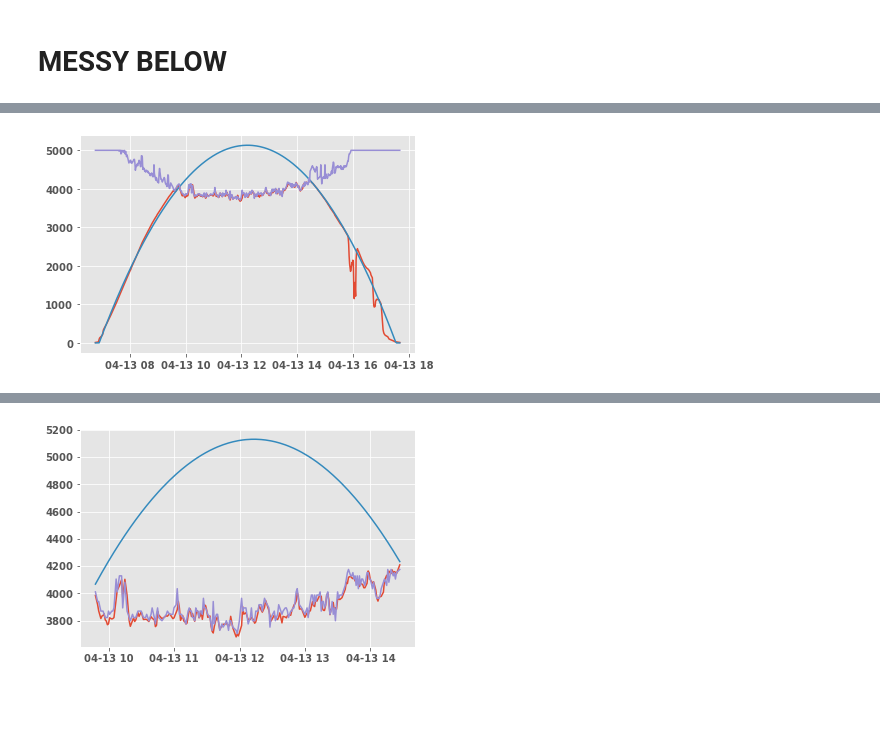
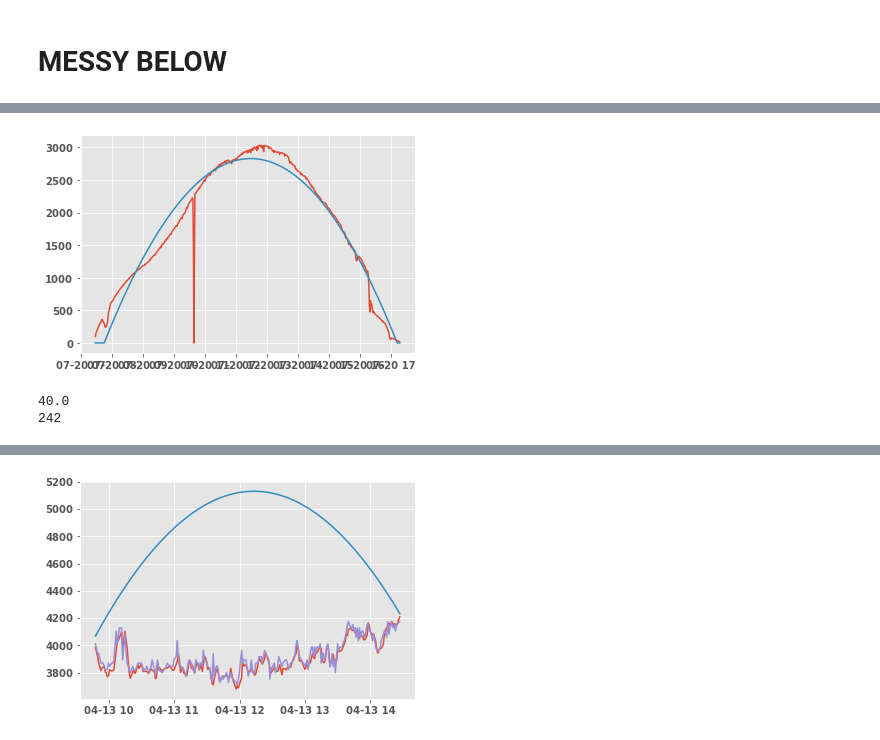
Before and after one commit to mssamhan31/Solar-Curtailment, a Jupyter notebook: src/VWatt Optimization.ipynb, the cells around one changed output, grey strips where cells are left out. Cells and saved outputs as stored; diff of their text form; code cells hidden in the pictures; blank space fills up the shorter version.

Commit message:
Update (WIP)
- Solved bug for the main program
- Initiated spreadsheet for program performance tracking

```diff
--- a/src/VWatt Optimization.ipynb
+++ b/src/VWatt Optimization.ipynb
@@ -477,8 +690,8 @@ def check_energy_expected_generated(data_site, date):
 # %%
-file_path = r"/Users/samhan/Downloads/data"
-#file_path = r"C:\Users\samha\Documents\CANVAS\data"
+#file_path = r"/Users/samhan/Downloads/data"
+file_path = r"C:\Users\samha\Documents\CANVAS\data"
 site_details, unique_cids= input_general_files(file_path)
-sample_filename = '/data_sample_4.csv'
+sample_filename = '/data_sample_3.csv'
 
 data = pd.read_csv(file_path + sample_filename)
 pd.to_datetime(data['Timestamp'].str.slice(0, 19, 1))
@@ -487,3 +700,5 @@ data.set_index('Timestamp', inplace=True)
 
 c_id = data['c_id'][0]
 date = str(data.index[0])[:10]
+
+data_site, ac_cap, dc_cap, eff_system, inverter = site_organize(c_id, site_details, data, unique_cids)
@@ -770,2 +727,0 @@ True
-# %%
-data_site['power_limit_vw'] = data_site['voltage'].apply(voltWattCurve, limit = 248) * ac_cap
@@ -795,7 +730,60 @@ plt.show()
 # %%
 plt.plot(data_site.index, data_site['power'])
 plt.plot(data_site.index, data_site['power_expected'])
-plt.plot(data_site.index, data_site['power_limit_vw'])
 plt.show()
 # %% [output]
-[figure, old version]
+[figure, new version]
+# %%
+best_percentage = 0 #initiation
+for Vlimit in list(range (235, 256)):
+    #step 1. Make a power limit value based on VW curve
+    data_site['power_limit_vw'] = data_site['voltage'].apply(voltWattCurve, limit = Vlimit) * ac_cap
+
+    #step 2. Filter voltage and power, which is curtailed (expected power from polyfit is higher than allowed voltage)
+    suspect_data_filter = data_site['power_limit_vw'] < data_site['power_expected']
+    suspect_data = pd.DataFrame()
+    suspect_data = data_site[suspect_data_filter].copy()
+
+    #step 3. Count the percentage of datapoints from previous step in the buffer range of VWatt curve
+
+    #create the buffer range
+    BUFFER_HIGH_VAL =  150 #This is from Tim's thesis. In Tim's program the used value is 0.035 * ac_cap but IDK it doesn't work well.
+    BUFFER_LOW_VAL = 150  #This is from Tim's thesis. In Tim's program the used value is 0.08 * ac_cap but IDK it doesn't work well.
+    buffer_high_filter = suspect_data['power_relative'] > 0.9
+    buffer_low_filter = ~buffer_high_filter
+
+    pd.options.mode.chained_assignment = None  # default='warn'
+    suspect_data.loc[buffer_high_filter, 'power_limit_upper'] = suspect_data['power_limit_vw'] + BUFFER_HIGH_VAL
+    suspect_data.loc[buffer_high_filter, 'power_limit_lower'] = suspect_data['power_limit_vw'] - BUFFER_HIGH_VAL
+
+    suspect_data.loc[buffer_low_filter, 'power_limit_upper'] = suspect_data['power_limit_vw'] + BUFFER_LOW_VAL
+    suspect_data.loc[buffer_low_filter, 'power_limit_lower'] = suspect_data['power_limit_vw'] - BUFFER_LOW_VAL
+
+    #count points in buffer
+    is_low_ok = suspect_data['power_limit_lower'] < suspect_data['power']
+    is_upp_ok = suspect_data['power'] < suspect_data['power_limit_upper']
+    suspect_data['is_in_buffer_range'] = is_low_ok & is_upp_ok
+    count_in_buffer_range = suspect_data['is_in_buffer_range'].values.sum() #count true in a col
+    percentage_in_buffer_range = count_in_buffer_range / len(suspect_data.index) * 100
+
+    #put the best VWLimit stats
+    if percentage_in_buffer_range > best_percentage or best_percentage == 0:
+        best_percentage = percentage_in_buffer_range
+        best_Vlimit = Vlimit
+
+#step 4. If the percentage from the previous step is higher than certain limit, we say it shows VWatt response.
+PERCENTAGE_THRESHOLD = 84
+print(best_percentage)
+print (best_Vlimit)
+if best_percentage > PERCENTAGE_THRESHOLD: #Tim uses count threshold and gradient threshold. I am not sure whether it is necessary.
+    vwatt_response = 'Yes'
+    vwatt_curt_energy = check_energy_curtailed(suspect_data)
+elif suspect_data['voltage'].max() < 255:
+    vwatt_response = 'Inconclusive due to insufficient data points'
+    vwatt_curt_energy = float('nan')
+else: #no Vlimit results a good fit in all possible Vlimit value
+    vwatt_response = 'None'
+    vwatt_curt_energy = 0
+# %% [output]
+40.0
+242
```
Also changed, not shown: parts of 31 cells of this notebook, 1 other file.
